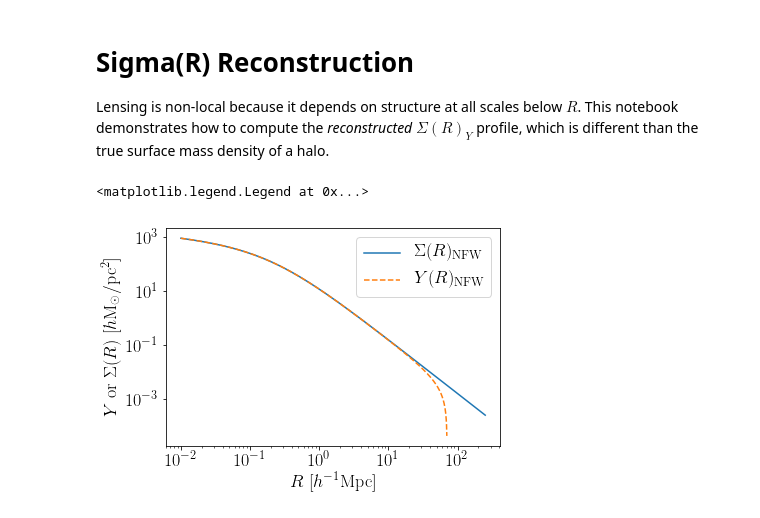
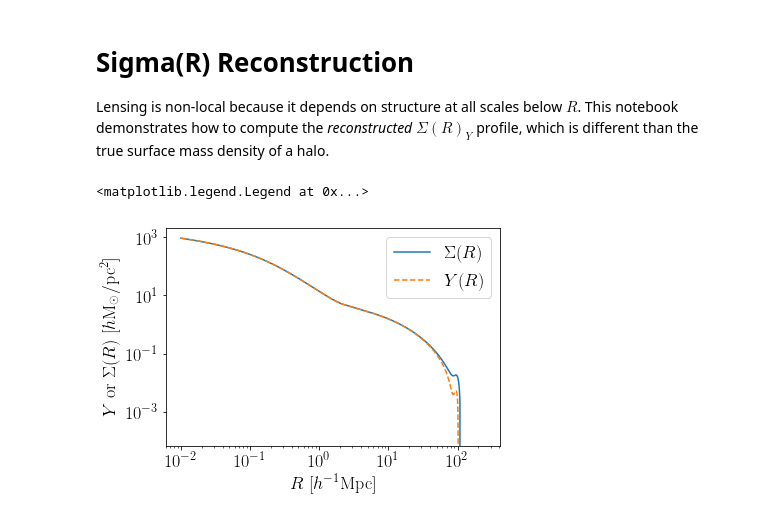
Before and after one commit to tmcclintock/cluster_toolkit, a Jupyter notebook: notebooks/Sigma(R) Reconstruction.ipynb, the cells around one changed output. Drawn from its saved outputs; the diff is of its cells as text; code cells hidden in the pictures.

```diff
--- a/notebooks/Sigma(R) Reconstruction.ipynb
+++ b/notebooks/Sigma(R) Reconstruction.ipynb
@@ -21,20 +26,35 @@ Omega_m = 0.3 #The only cosmological parameter we need
+# %%
+#Radii of the 3D profiles
+Nr = 1000
+r = np.logspace(-2, 3, Nr) #3D distance, Mpc/h comoving
+# %%
+#1-halo is NFW and the 2-halo term is based off the matter correlation function
+xi_nfw = ct.xi.xi_nfw_at_r(r, Mass, conc, Omega_m)
+xi_mm = ct.xi.xi_mm_at_r(r, knl, Pnl)
+#Calculate the halo bias for this halo
+bias = ct.bias.bias_at_M(Mass, klin, Plin, Omega_m)
+#Complete the 2-halo term
+xi_2halo = ct.xi.xi_2halo(bias, xi_mm)
+xi_hm = ct.xi.xi_hm(xi_nfw, xi_2halo)
 # %%
 #Compute an NFW profile
 NR = 1000
 Rp = np.logspace(-2, 2.4, NR) #Mpc/h comoving
-Sigma_nfw = ct.deltasigma.Sigma_nfw_at_R(Rp, Mass, conc, Omega_m)
-DeltaSigma_nfw = ct.deltasigma.DeltaSigma_at_R(Rp, Rp, Sigma_nfw, Mass, conc, Omega_m)
+Sigma  = ct.deltasigma.Sigma_at_R(Rp, r, xi_hm, Mass, conc, Omega_m)
+DeltaSigma = ct.deltasigma.DeltaSigma_at_R(Rp, Rp, Sigma, Mass, conc, Omega_m)
+#Sigma_nfw = ct.deltasigma.Sigma_nfw_at_R(Rp, Mass, conc, Omega_m)
+#DeltaSigma_nfw = ct.deltasigma.DeltaSigma_at_R(Rp, Rp, Sigma_nfw, Mass, conc, Omega_m)
 # %%
 #Compute the reconstructed Sigma(R)_Y profile
-Y = ct.sigma_reconstruction.Sigma_REC_from_DeltaSigma(Rp, DeltaSigma_nfw)
+Y = ct.sigma_reconstruction.Sigma_REC_from_DeltaSigma(Rp, DeltaSigma)
 # %%
-plt.loglog(Rp, Sigma_nfw, label=r"$\Sigma(R)_{\rm NFW}$")
-plt.loglog(Rp[:-1], Y, "--", label=r"$Y(R)_{\rm NFW}$")
+plt.loglog(Rp, Sigma, label=r"$\Sigma(R)$")
+plt.loglog(Rp[:-1], Y, "--", label=r"$Y(R)$")
 #plt.yscale("symlog")
 plt.ylabel(r"$Y\ {\rm or}\ \Sigma(R)\ [h{\rm M_\odot}/{\rm pc}^2]$")
 plt.xlabel(r"$R\ [h^{-1}{\rm Mpc}]$")
 plt.legend()
 #plt.savefig("sigma_reconstructed.png", dpi=300, bbox_inches="tight")
 # %% [output]
 <matplotlib.legend.Legend at 0x...>
-[figure, old version]
+[figure, new version]
```
Also changed, not shown: parts of 5 cells of this notebook, 3 other files.
